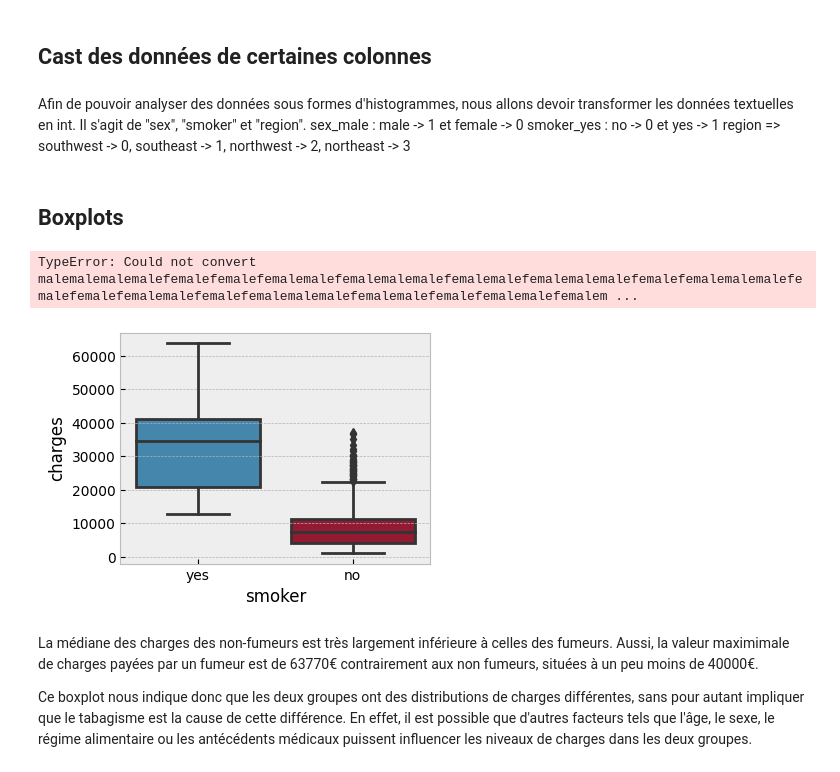
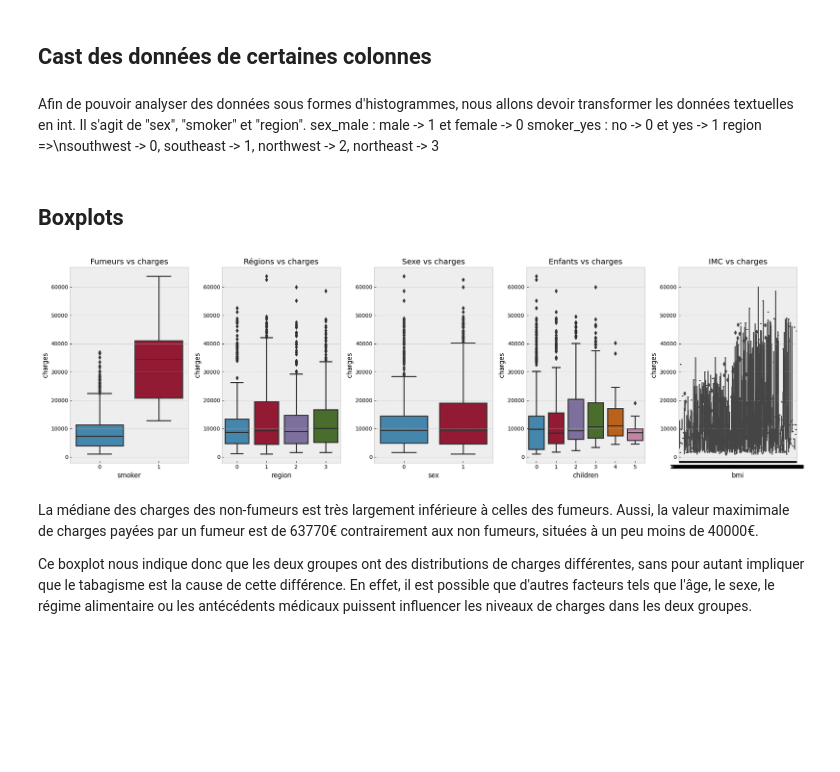
Before and after one commit to MathildeMrz/Machine_Learning, a Jupyter notebook: Medical_Costs/script.ipynb, the cells around one changed output. Cells and saved outputs as stored; diff of their text form; code cells hidden in the pictures; blank space fills up the shorter version.

```diff
--- a/Medical_Costs/script.ipynb
+++ b/Medical_Costs/script.ipynb
@@ -44,7 +38,7 @@ Afin de pouvoir analyser des données sous formes d'histogrammes, nous allons de
 Il s'agit de "sex", "smoker" et "region".
 sex_male : male -> 1 et female -> 0
 smoker_yes : no -> 0 et yes -> 1
-region => southwest -> 0, southeast -> 1, northwest -> 2, northeast -> 3
+region =>\nsouthwest -> 0, southeast -> 1, northwest -> 2, northeast -> 3
 # %%
 #Parse string to int
 df['sex'] = df['sex'].replace({'male': 1, 'female': 0})
@@ -52,13 +46,32 @@ df['smoker'] = df['smoker'].replace({'yes': 1, 'no': 0})
 df['region'] = df['region'].replace({'southwest': 0, 'southeast': 1, 'northwest':2, 'northeast':3})
 # %% [markdown]
 ## Boxplots
-# %%
-plt.figure("Smoker vs charges", figsize=(4, 3))
-sns.boxplot(x='smoker', y='charges', data=df)
-df.groupby('smoker').agg(['mean','min','max'])['charges']
-# %% [output]
-TypeError: Could not convert malemalemalemalefemalefemalefemalemalefemalemalemalefemalemalefemalemalemalefemalefemalemalemalefemalefemalefemalemalefemalefemalemalemalefemalemalefemalefemalemalefemalem ...
-[figure, removed]
+# %%
+fig, axes = plt.subplots(1, 5, figsize=(20, 6))
+
+sns.boxplot(x='smoker', y='charges', data=df, ax=axes[0])
+axes[0].set_title('Fumeurs vs charges')
+df.groupby('smoker').agg(['mean','min','max'])['charges']
+
+sns.boxplot(x='region', y='charges', data=df, ax=axes[1])
+axes[1].set_title('Régions vs charges')
+df.groupby('region').agg(['mean','min','max'])['charges']
+
+sns.boxplot(x='sex', y='charges', data=df, ax=axes[2])
+axes[2].set_title('Sexe vs charges')
+df.groupby('sex').agg(['mean','min','max'])['charges']
+
+sns.boxplot(x='children', y='charges', data=df, ax=axes[3])
+axes[3].set_title('Enfants vs charges')
+df.groupby('children').agg(['mean','min','max'])['charges']
+
+sns.boxplot(x='bmi', y='charges', data=df, ax=axes[4])
+axes[4].set_title('IMC vs charges')
+df.groupby('bmi').agg(['mean','min','max'])['charges']
+
+plt.tight_layout()
+# %% [output]
+[figure, added]
 # %% [markdown]
 La médiane des charges des non-fumeurs est très largement inférieure à celles des fumeurs.
 Aussi, la valeur maximimale de charges payées par un fumeur est de 63770€ contrairement aux non fumeurs, situées à un peu moins de 40000€.
```
Also changed, not shown: parts of 90 cells of this notebook.
